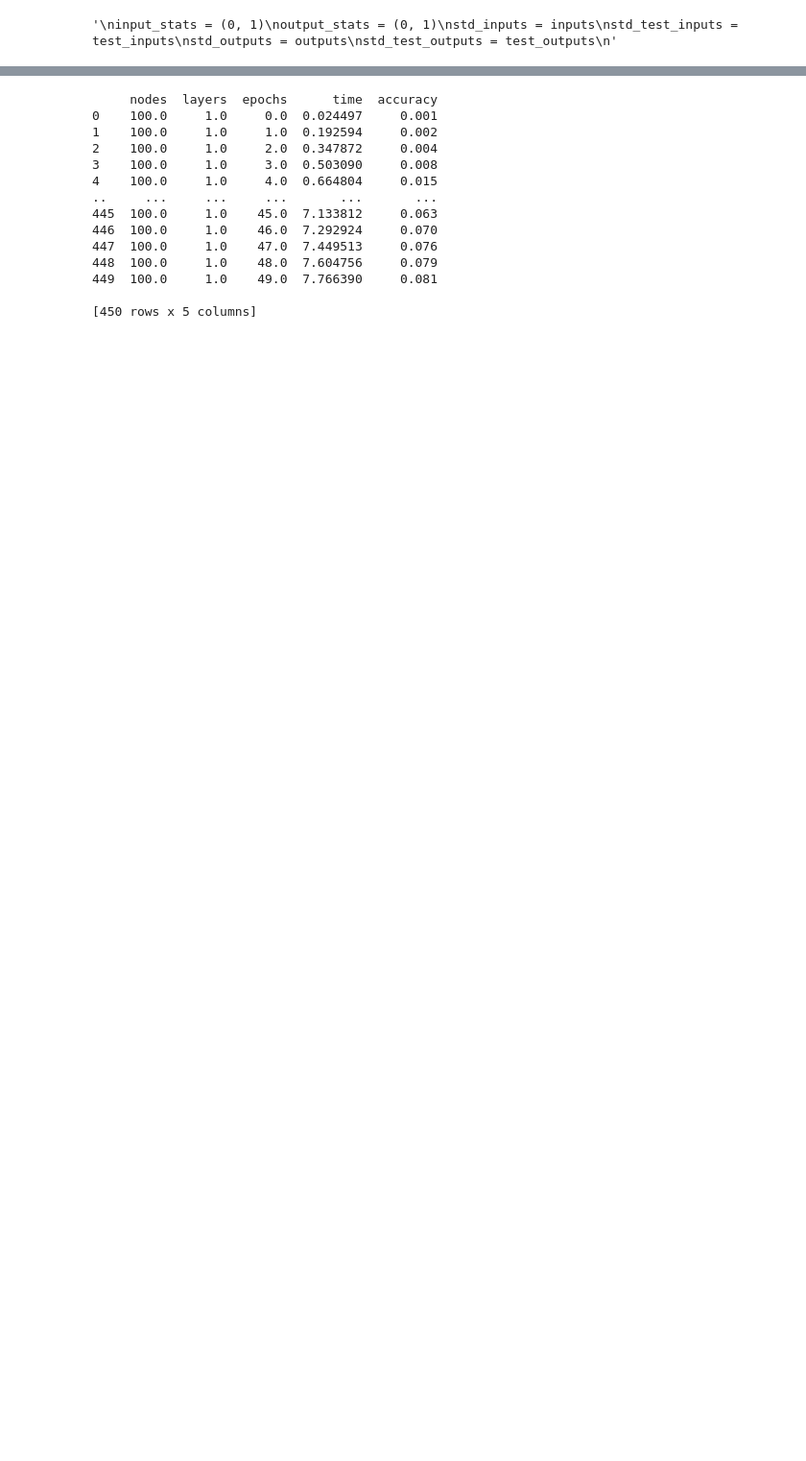
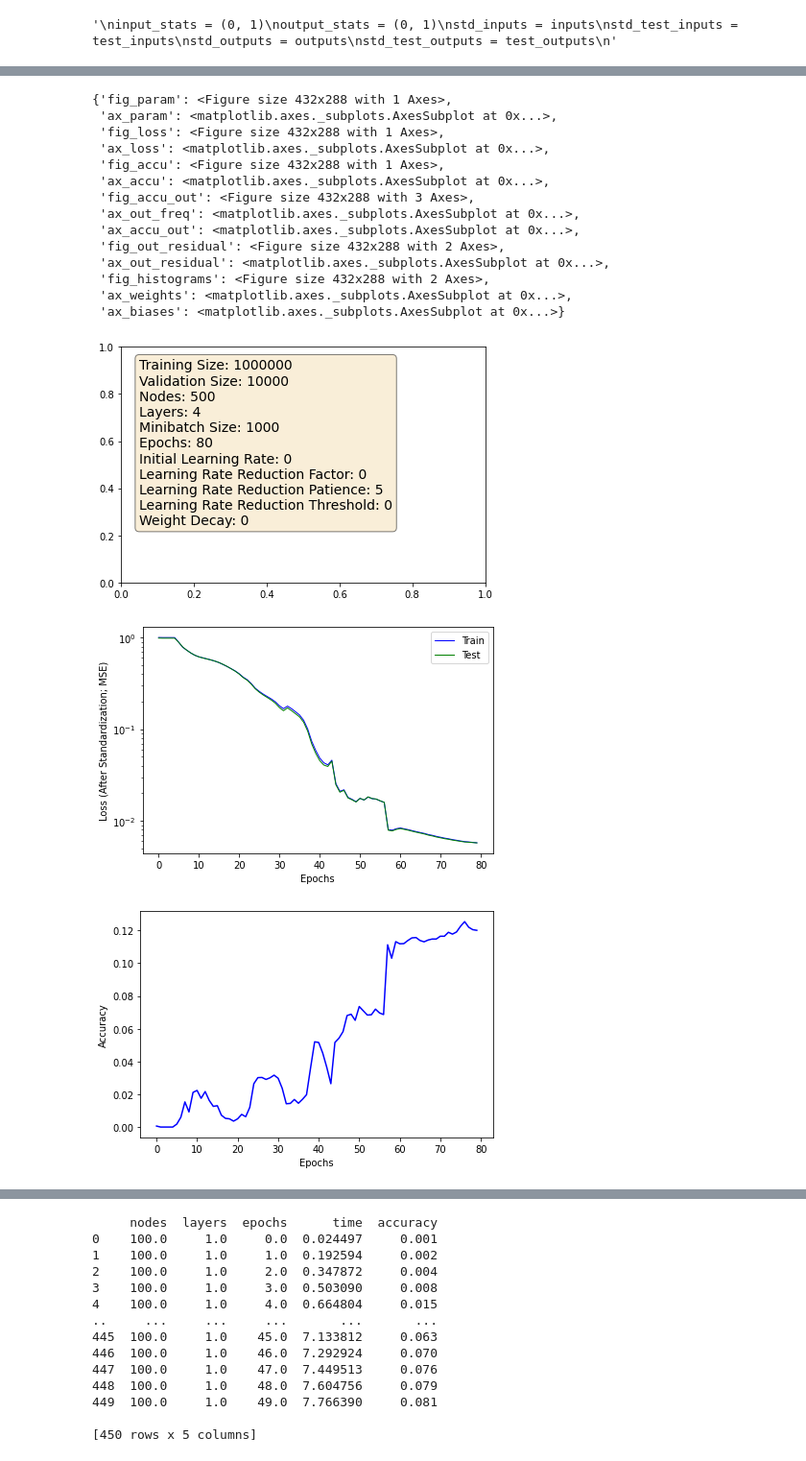
Before and after one commit to NDCMS/NDParticleML, a Jupyter notebook: learning_functions/learning_functions.ipynb, the cells around one changed output, grey strips where cells are left out. Shown at 96% size. Cells and saved outputs as stored; diff of their text form; code cells hidden in the pictures; blank space fills up the shorter version.

Commit message:
Added automatic parameter display and streamlined parameter passing into functions

```diff
--- a/learning_functions/learning_functions.ipynb
+++ b/learning_functions/learning_functions.ipynb
@@ -43,10 +45,10 @@ accu_out_resolution = 100
 # %%
 # Create a list of sets of N random numbers, the training set
-inputs = (100 * torch.rand((train_size,N),dtype=torch.float32) - 50).cuda()
+inputs = (100 * torch.rand((parameters['train_size'],parameters['N']),dtype=torch.float32) - 50).cuda()
 outputs = target_func(inputs)
 # %%
 # create a test set
-test_inputs = (100 * torch.rand((test_size,N),dtype=torch.float32) - 50).cuda() # Uniform
+test_inputs = (100 * torch.rand((parameters['test_size'],parameters['N']),dtype=torch.float32) - 50).cuda() # Uniform
 # test_inputs = torch.randn((test_size,N),dtype=torch.float32).cuda() # Normal
 test_outputs = target_func(test_inputs)
 # %%
@@ -71,8 +73,8 @@ std_test_outputs = test_outputs
 '\ninput_stats = (0, 1)\noutput_stats = (0, 1)\nstd_inputs = inputs\nstd_test_inputs = test_inputs\nstd_outputs = outputs\nstd_test_outputs = test_outputs\n'
 # %%
 # Create a model
-model = nnm.create_model(inputs, outputs, hidden_nodes, hidden_layers)
+model = nnm.create_model(inputs, outputs, parameters)
 # %%
 # Train the model
-graph_data = nnm.train_network(model, std_inputs, std_outputs, std_test_inputs, std_test_outputs, output_stats, batch_size, n_epochs, learning_rate, lr_red_factor, lr_red_patience, lr_red_threshold, weight_decay)
+graph_data = nnm.train_network(model, std_inputs, std_outputs, std_test_inputs, std_test_outputs, output_stats, parameters)
 # %% [output]
@@ -81,4 +90,22 @@ KeyboardInterrupt:
 # %%
 # Graphing
 graphs = nnm.new_graphs()
-nnm.graphing(graphs, graph_data, test_size, n_epochs, 100, 100)
+nnm.graphing(graphs, graph_data, parameters)
+# %% [output]
+{'fig_param': <Figure size 432x288 with 1 Axes>,
+ 'ax_param': <matplotlib.axes._subplots.AxesSubplot at 0x...>,
+ 'fig_loss': <Figure size 432x288 with 1 Axes>,
+ 'ax_loss': <matplotlib.axes._subplots.AxesSubplot at 0x...>,
+ 'fig_accu': <Figure size 432x288 with 1 Axes>,
+ 'ax_accu': <matplotlib.axes._subplots.AxesSubplot at 0x...>,
+ 'fig_accu_out': <Figure size 432x288 with 3 Axes>,
+ 'ax_out_freq': <matplotlib.axes._subplots.AxesSubplot at 0x...>,
+ 'ax_accu_out': <matplotlib.axes._subplots.AxesSubplot at 0x...>,
+ 'fig_out_residual': <Figure size 432x288 with 2 Axes>,
+ 'ax_out_residual': <matplotlib.axes._subplots.AxesSubplot at 0x...>,
+ 'fig_histograms': <Figure size 432x288 with 2 Axes>,
+ 'ax_weights': <matplotlib.axes._subplots.AxesSubplot at 0x...>,
+ 'ax_biases': <matplotlib.axes._subplots.AxesSubplot at 0x...>}
+[figure, added]
+[figure, added]
+[figure, added]
```
Also changed, not shown: parts of 8 cells of this notebook, 1 other file.
